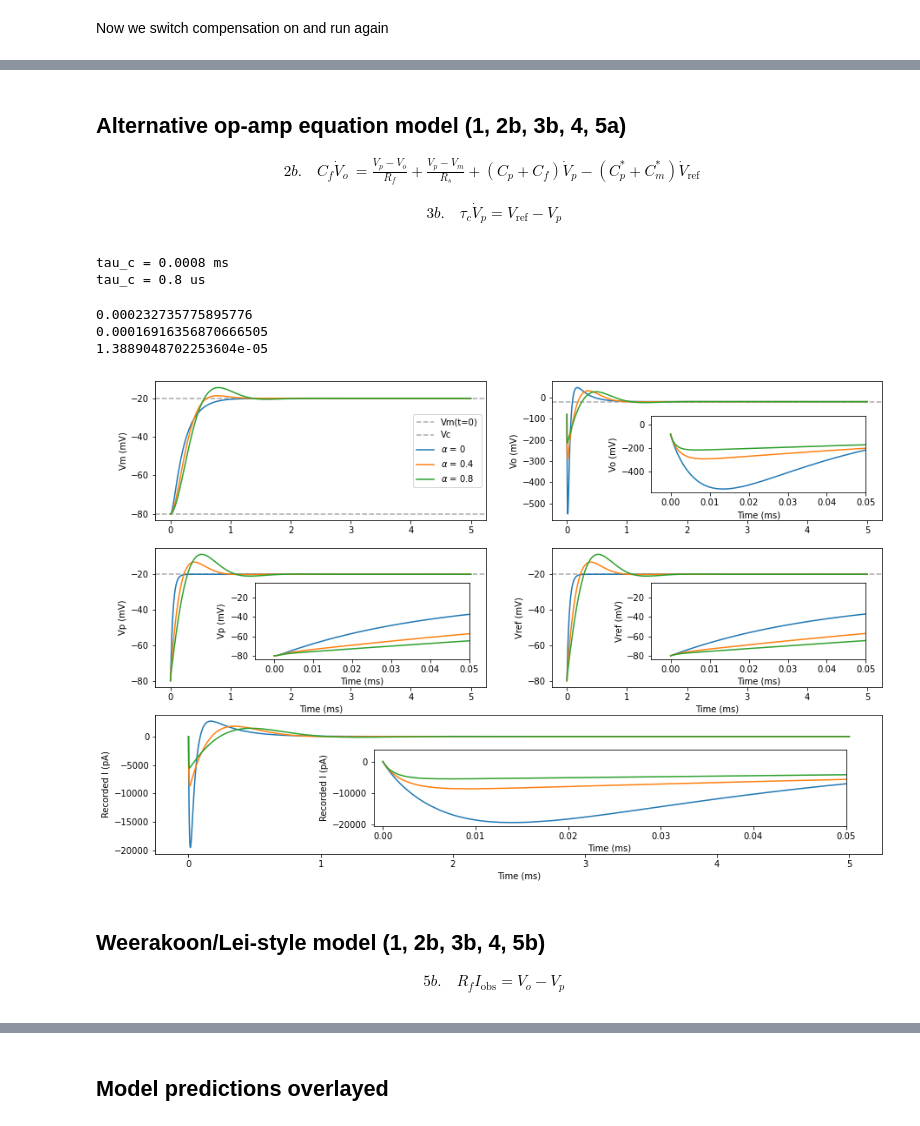
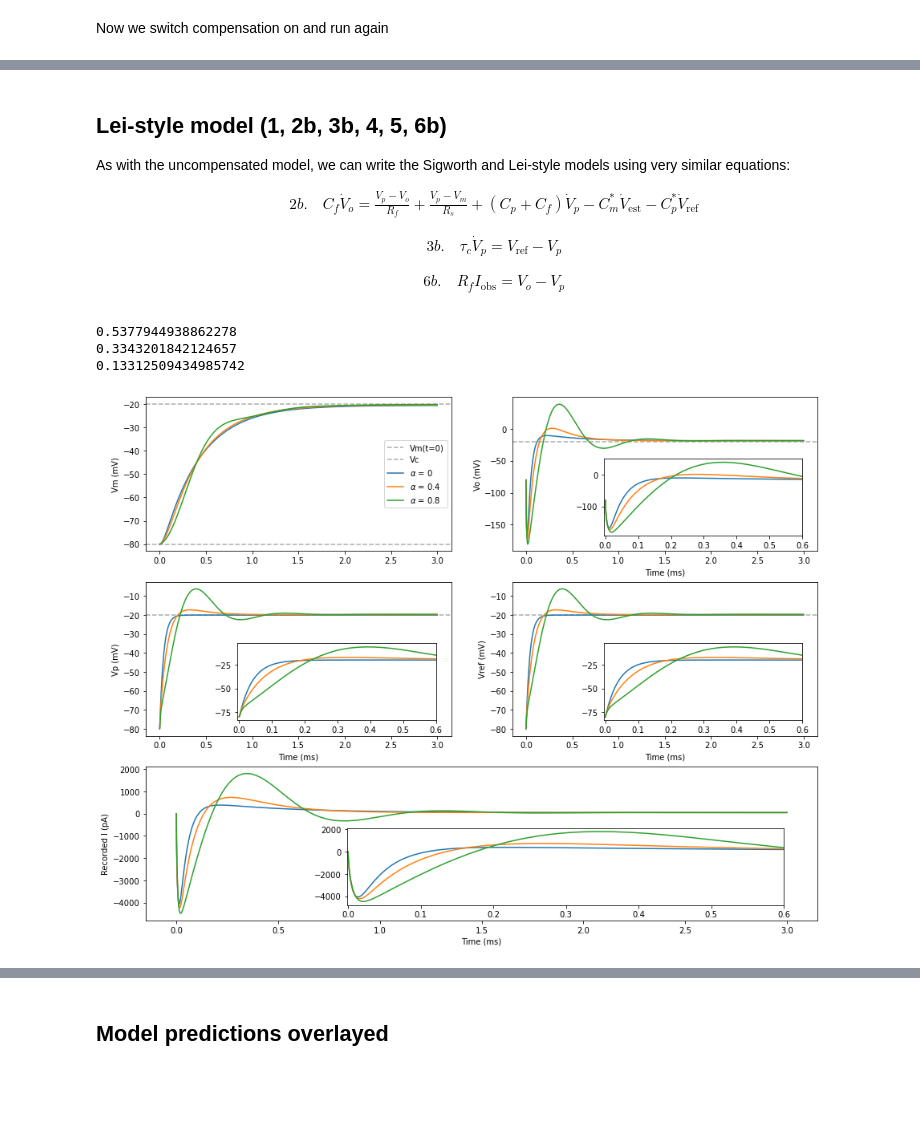
Before and after one commit to CardiacModelling/fitting-notebooks, a Jupyter notebook: artefacts/appendix-L-compensated-models.ipynb, the cells around one changed output, grey strips where cells are left out. Saved outputs shown, nothing was run; the diff lists cells and outputs as text; code cells hidden in the pictures; blank space fills up the shorter version.

```diff
--- a/artefacts/appendix-L-compensated-models.ipynb
+++ b/artefacts/appendix-L-compensated-models.ipynb
@@ -309,87 +229,88 @@ plt.show()
 # %% [markdown]
-## Alternative op-amp equation model (1, 2b, 3b, 4, 5a)
+## Lei-style model (1, 2b, 3b, 4, 5, 6b)
+
+As with the uncompensated model, we can write the Sigworth and Lei-style models using very similar equations:
 
 \begin{align}
-2b. && C_f\dot{V}_o &= \frac{V_p-V_o}{R_f} + \frac{V_p-V_m}{R_s} + \left(C_p+C_f\right)\dot{V}_p - (C_p^* + C_m^*) \dot{V}_\text{ref}
+2b. && C_f\dot{V}_o = \frac{V_p-V_o}{R_f} + \frac{V_p-V_m}{R_s} + \left(C_p+C_f\right)\dot{V}_p - C_m^* \dot{V}_\text{est} - C_p^* \dot{V}_\text{ref}
 \end{align}
 
 \begin{align}
 3b. && \tau_c\dot{V}_p = V_\text{ref} - V_p
 \end{align}
+
+\begin{align}
+6b. && R_f I_\text{obs} = V_o - V_p
+\end{align}
 # %%
 mB = myokit.parse_model('''
 [[model]]
-desc: Compensated model (1, 2b, 3b, 4, 5a)
+desc: Compensated model (1, 2b, 3b, 4, 5, 6b)
 amp.Vm = -80
 amp.Vp = -80
 amp.Vo = -80
 amp.Vr = -80
+amp.Ve = -80
 
 [amp]
 alpha = 0.7
-beta = 1
+beta = 0.7
 time = 0 [ms] in [ms] bind time
+I = 50 [pA] in [pA]
 Vc = -20 [mV] in [mV]
-Cm = 20 [pF] in [pF]
+Cm = 40 [pF] in [pF]
+Cm_est = 40 [pF] in [pF]
 Cp = 4.5 [pF] in [pF]
+Cp_est = 4.5 [pF] in [pF]
 Cf = 0.3 [pF] in [pF]
-Cm_est = 20 [pF] in [pF]
-Cp_est = 4.5 [pF] in [pF]
 Rs = 0.01 [GOhm] in [GOhm]
+Rs_est = 0.01 [GOhm] in [GOhm]
 Rf = 0.025 [GOhm] in [GOhm]
-Rs_est = 0.01 [GOhm] in [GOhm]
-tau_c = 50e-6 [ms] * (Cf + Cp) / Cf in [ms]
+tau_amp = 50e-6 [ms] in [ms]
 tau_sum = 40e-3 [ms] in [ms]
-I_inj = (Cp_est + Cm_est) * dot(Vr) * beta
-    in [pA]
-dot(Vm) = (Vp - Vm) / (Rs * Cm) : Eq 1
+tau_c = tau_amp * (Cf + Cp) / Cf in [ms]
+dot(Vm) = (Vp - Vm) / (Rs * Cm) - I / Cm : Eq 1
     in [mV]
-dot(Vo) = ((Vp - Vo) / Rf + (Vp - Vm) / Rs + (Cp + Cf) * dot(Vp) - I_inj) / Cf : Eq 2b
+dot(Vo) = ((Vp - Vo) / Rf + (Vp - Vm) / Rs +
+           (Cp + Cf) * dot(Vp) - Cm_est * dot(Ve) - Cp_est * dot(Vr)
+          ) / Cf : Eq 2b
     in [mV]
 dot(Vp) = (Vr - Vp) / tau_c : Eq 3b
     in [mV]
-dot(Vr) = (Vc + alpha * Rs_est * I_obs - Vr) / tau_sum : Eq 4
+dot(Ve) = (Vc - Ve) / ((1 - beta) * Rs_est * Cm_est) : Eq 4
     in [mV]
-I_obs = (Vo - Vr) / Rf : Eq 5a
+dot(Vr) = (Vc + alpha * Rs_est * I_obs + beta * Rs_est * Cm_est * dot(Ve) - Vr) / tau_sum : Eq 5
+    in [mV]
+I_obs = (Vo - Vp) / Rf : Eq 6b
     in [pA]
+
 ''')
 mB.check_units(myokit.UNIT_STRICT)
 sB = myokit.Simulation(mB)
-
-print(f'tau_c = {mB.get("amp.tau_c").eval()} ms')
-print(f'tau_c = {mB.get("amp.tau_c").eval() * 1e3} us')
-# %% [output]
-tau_c = 0.0008 ms
-tau_c = 0.8 us
 # %%
 sB.reset()
 sB.set_constant('amp.alpha', 0)
-dB = sB.run(5)
+sB.set_constant('amp.beta', 0)
+dB = sB.run(t1)
 print(abs(-20 - dB['amp.Vm'][-1]))
 ax = plot(mB, dB, label='$\\alpha$ = 0')
 
 sB.reset()
 sB.set_constant('amp.alpha', 0.4)
-dB = sB.run(5)
+dB = sB.run(t1)
 print(abs(-20 - dB['amp.Vm'][-1]))
 ax = plot(mB, dB, axes=ax, label='$\\alpha$ = 0.4')
 
 sB.reset()
 sB.set_constant('amp.alpha', 0.8)
-dB = sB.run(5)
+dB = sB.run(t1)
 print(abs(-20 - dB['amp.Vm'][-1]))
 ax = plot(mB, dB, axes=ax, label='$\\alpha$ = 0.8')
 
 ax[0].legend()
 plt.show()
 # %% [output]
-0.000232735775895776
-0.00016916356870666505
-1.3889048702253604e-05
+0.5377944938862278
+0.3343201842124657
+0.13312509434985742
-[figure, old version]
+[figure, new version]
-# %% [markdown]
-## Weerakoon/Lei-style model (1, 2b, 3b, 4, 5b)
-
-\begin{align}
-5b. && R_f I_\text{obs} = V_o - V_p
-\end{align}
```
Also changed, not shown: parts of 31 cells of this notebook, 4 other files.
